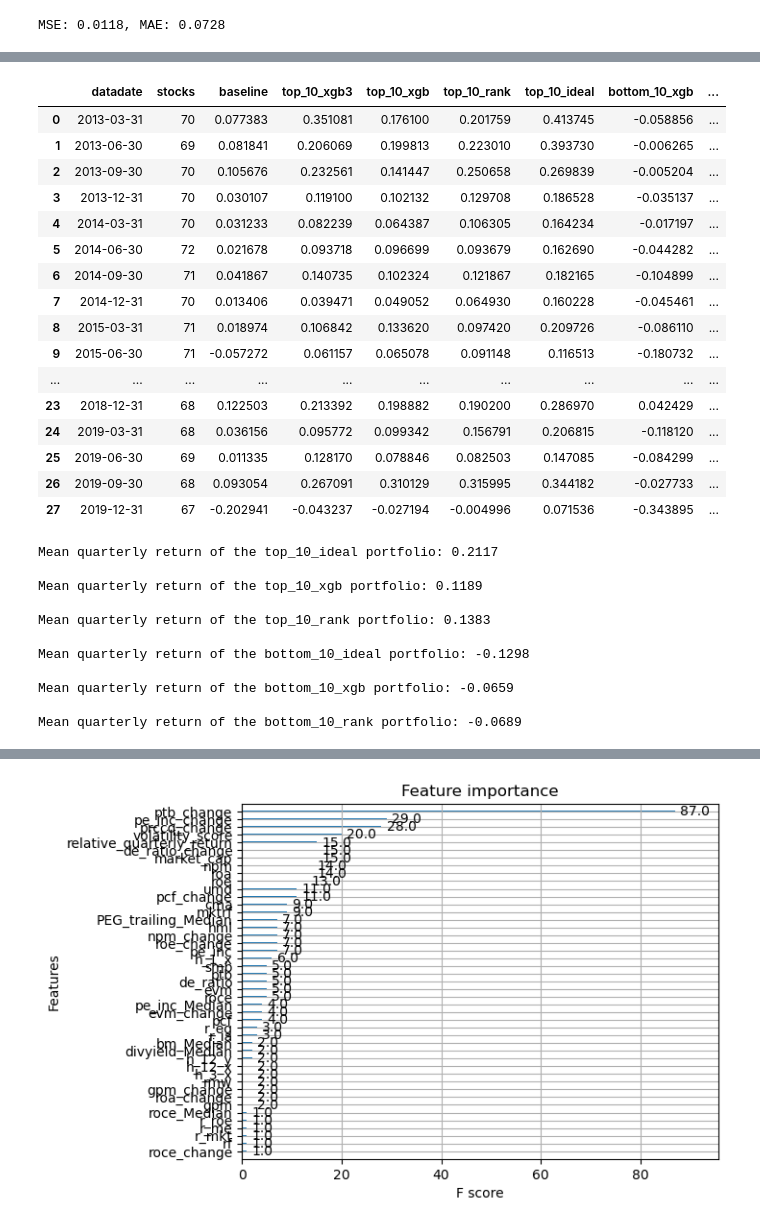
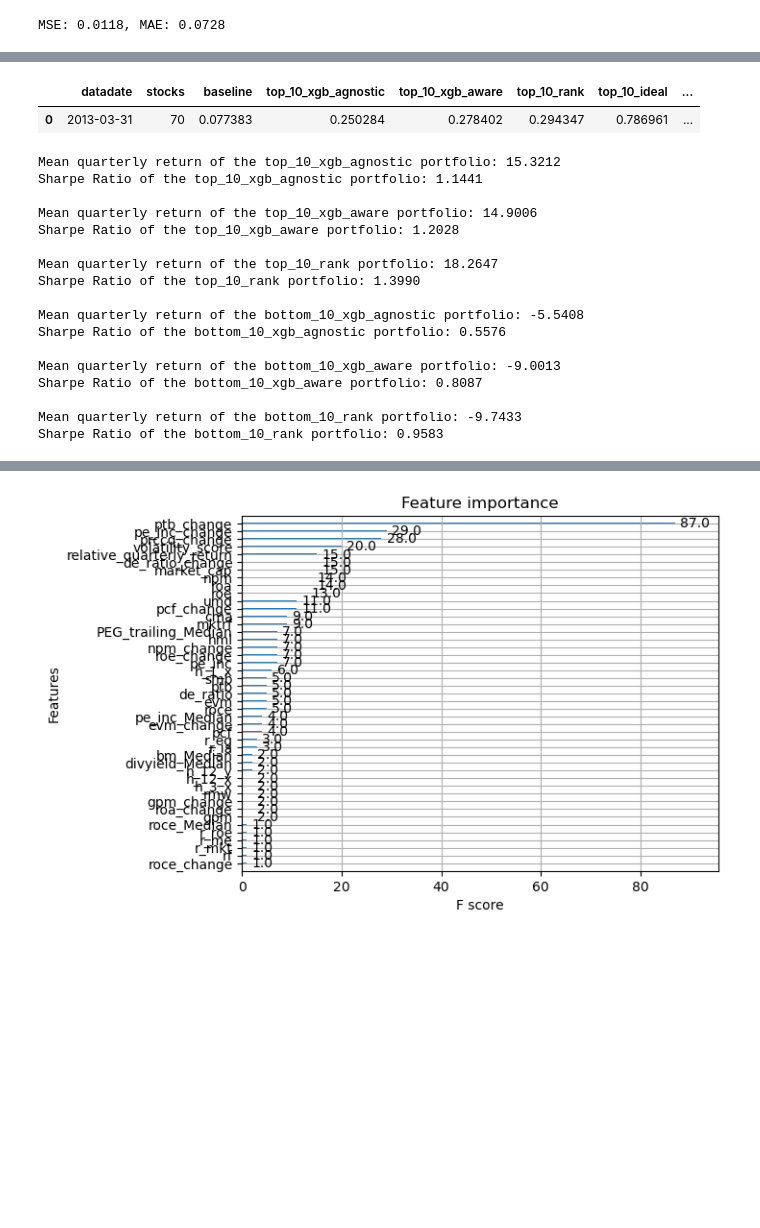
Before and after one commit to edocampione/4YP, a Jupyter notebook: models/res xgb.ipynb, the cells around one changed output, grey strips where cells are left out. Cells and saved outputs as stored; diff of their text form; code cells hidden in the pictures; blank space fills up the shorter version.

```diff
--- a/models/res xgb.ipynb
+++ b/models/res xgb.ipynb
@@ -480,7 +480,7 @@ def softmax_weighted_return(df, sort_col, target_col, n=5, largest=True):
     weights = e_scores / e_scores.sum()
     return (selected[target_col] * weights).sum()
 
-def exponential_weighted_return(df, sort_col, target_col, n=10, largest=True, alpha=0):
+def exponential_weighted_return(df, sort_col, target_col, n=5, largest=True, alpha=0.2):
     if largest:
         selected = df.nlargest(n, sort_col)
     else:
@@ -500,7 +500,7 @@ df_avg = results.groupby('datadate').agg(
 ).reset_index()
 
 # For the predicted top 10, weight by predicted returns ('pred_rank_score')
-df_avg['top_10_xgb3'] = results.groupby('datadate').apply(
+df_avg['top_10_xgb_agnostic'] = results.groupby('datadate').apply(
     lambda group: exponential_weighted_return(
         group,
         sort_col='y_pred3',
@@ -510,7 +510,7 @@ df_avg['top_10_xgb3'] = results.groupby('datadate').apply(
 ).reset_index(level=0, drop=True)
 
 # For the predicted top 10, weight by predicted returns ('pred_rank_score')
-df_avg['top_10_xgb'] = results.groupby('datadate').apply(
+df_avg['top_10_xgb_aware'] = results.groupby('datadate').apply(
     lambda group: exponential_weighted_return(
         group,
         sort_col='y_pred1',
@@ -540,7 +540,7 @@ df_avg['top_10_ideal'] = results.groupby('datadate').apply(
 ).reset_index(level=0, drop=True)
 
 # For the predicted bottom 10, weight by predicted returns
-df_avg['bottom_10_xgb'] = results.groupby('datadate').apply(
+df_avg['bottom_10_xgb_aware'] = results.groupby('datadate').apply(
     lambda group: exponential_weighted_return(
         group,
         sort_col='y_pred1',
@@ -550,110 +550,95 @@ df_avg['bottom_10_xgb'] = results.groupby('datadate').apply(
 ).reset_index(level=0, drop=True)
 
 # For the predicted bottom 10, weight by predicted returns
-df_avg['bottom_10_xgb3'] = results.groupby('datadate').apply(
+df_avg['bottom_10_xgb_agnostic'] = results.groupby('datadate').apply(
     lambda group: exponential_weighted_return(
         group,
         sort_col='y_pred3',
         target_col='next_prccq_change',
         largest=False
     )
 ).reset_index(level=0, drop=True)
 
 # For the predicted bottom 10, weight by predicted returns
 df_avg['bottom_10_rank'] = results.groupby('datadate').apply(
     lambda group: exponential_weighted_return(
         group,
         sort_col='y_pred2',
         target_col='next_prccq_change',
         largest=False
     )
 ).reset_index(level=0, drop=True)
 
 # For the ideal bottom 10, weight by the actual returns
 df_avg['bottom_10_ideal'] = results.groupby('datadate').apply(
     lambda group: exponential_weighted_return(
         group,
         sort_col='next_prccq_change',
         target_col='next_prccq_change',
         largest=False
     )
 ).reset_index(level=0, drop=True)
 
 # Display the first 100 rows of the new dataframe
-df_avg.head(100)
+df_avg.head(1)
 # %% [output]
-|  | datadate | stocks | baseline | top_10_xgb3 | top_10_xgb | top_10_rank | top_10_ideal | bottom_10_xgb | ... |
-| 0 | 2013-03-31 | 70 | 0.077383 | 0.351081 | 0.176100 | 0.201759 | 0.413745 | -0.058856 | ... |
-| 1 | 2013-06-30 | 69 | 0.081841 | 0.206069 | 0.199813 | 0.223010 | 0.393730 | -0.006265 | ... |
-| 2 | 2013-09-30 | 70 | 0.105676 | 0.232561 | 0.141447 | 0.250658 | 0.269839 | -0.005204 | ... |
-| 3 | 2013-12-31 | 70 | 0.030107 | 0.119100 | 0.102132 | 0.129708 | 0.186528 | -0.035137 | ... |
-| 4 | 2014-03-31 | 70 | 0.031233 | 0.082239 | 0.064387 | 0.106305 | 0.164234 | -0.017197 | ... |
-| 5 | 2014-06-30 | 72 | 0.021678 | 0.093718 | 0.096699 | 0.093679 | 0.162690 | -0.044282 | ... |
-| 6 | 2014-09-30 | 71 | 0.041867 | 0.140735 | 0.102324 | 0.121867 | 0.182165 | -0.104899 | ... |
-| 7 | 2014-12-31 | 70 | 0.013406 | 0.039471 | 0.049052 | 0.064930 | 0.160228 | -0.045461 | ... |
-| 8 | 2015-03-31 | 71 | 0.018974 | 0.106842 | 0.133620 | 0.097420 | 0.209726 | -0.086110 | ... |
-| 9 | 2015-06-30 | 71 | -0.057272 | 0.061157 | 0.065078 | 0.091148 | 0.116513 | -0.180732 | ... |
-| ... | ... | ... | ... | ... | ... | ... | ... | ... | ... |
-| 23 | 2018-12-31 | 68 | 0.122503 | 0.213392 | 0.198882 | 0.190200 | 0.286970 | 0.042429 | ... |
-| 24 | 2019-03-31 | 68 | 0.036156 | 0.095772 | 0.099342 | 0.156791 | 0.206815 | -0.118120 | ... |
-| 25 | 2019-06-30 | 69 | 0.011335 | 0.128170 | 0.078846 | 0.082503 | 0.147085 | -0.084299 | ... |
-| 26 | 2019-09-30 | 68 | 0.093054 | 0.267091 | 0.310129 | 0.315995 | 0.344182 | -0.027733 | ... |
-| 27 | 2019-12-31 | 67 | -0.202941 | -0.043237 | -0.027194 | -0.004996 | 0.071536 | -0.343895 | ... |
+|  | datadate | stocks | baseline | top_10_xgb_agnostic | top_10_xgb_aware | top_10_rank | top_10_ideal | ... |
+| 0 | 2013-03-31 | 70 | 0.077383 | 0.250284 | 0.278402 | 0.294347 | 0.786961 | ... |
 # %%
 risk_free_rate = 0.02  # 2% annual risk-free rate, approximated quarterly
 
-for portfolio in ['top_10_ideal', 'top_10_xgb', 'top_10_rank']:
+for portfolio in ['top_10_xgb_agnostic', 'top_10_xgb_aware', 'top_10_rank']:
 
     returns = df_avg[portfolio]
-    mean_return = returns.mean()
-
-    # Calculate downside deviation: only consider returns below the risk-free rate
-    downside_returns = returns[returns < risk_free_rate]
-    downside_deviation = np.std(downside_returns) if len(downside_returns) > 0 else 0
+    mean_return = returns.mean()*100
+    std_return = returns.std()
 
     # Compute excess return
-    excess_return = mean_return - risk_free_rate
+    excess_return = returns.mean() - risk_free_rate
 
     # Avoid division by zero
-    sortino_ratio = excess_return / downside_deviation if downside_deviation > 0 else np.nan
+    sharpe_ratio = np.abs(excess_return / std_return) if std_return > 0 else np.nan
 
     print(f"Mean quarterly return of the {portfolio} portfolio: {mean_return:.4f}")
     #print(f"Downside deviation of the {portfolio} portfolio: {downside_deviation:.4f}")
-    #print(f"Sortino Ratio of the {portfolio} portfolio: {sortino_ratio:.4f}")
+    print(f"Sharpe Ratio of the {portfolio} portfolio: {sharpe_ratio:.4f}")
     print("")
 
 
-for portfolio in ['bottom_10_ideal','bottom_10_xgb', 'bottom_10_rank']:
+for portfolio in ['bottom_10_xgb_agnostic', 'bottom_10_xgb_aware', 'bottom_10_rank']:
 
     returns = df_avg[portfolio]
-    mean_return = returns.mean()
-
-    # Calculate downside deviation: only consider returns below the risk-free rate
-    downside_returns = returns[returns > -1 * risk_free_rate]
-    downside_deviation = np.std(downside_returns) if len(downside_returns) > 0 else 0
+    mean_return = returns.mean()*100
+    std_return = returns.std()
 
     # Compute excess return
-    excess_return = np.abs(mean_return) - risk_free_rate
+    excess_return = returns.mean() + risk_free_rate
 
     # Avoid division by zero
-    sortino_ratio = excess_return / downside_deviation if downside_deviation > 0 else np.nan
+    sharpe_ratio = np.abs(excess_return / std_return) if std_return > 0 else np.nan
 
     print(f"Mean quarterly return of the {portfolio} portfolio: {mean_return:.4f}")
     #print(f"Downside deviation of the {portfolio} portfolio: {downside_deviation:.4f}")
-    #print(f"Sortino Ratio of the {portfolio} portfolio: {sortino_ratio:.4f}")
+    print(f"Sharpe Ratio of the {portfolio} portfolio: {sharpe_ratio:.4f}")
     print("")
 # %% [output]
-Mean quarterly return of the top_10_ideal portfolio: 0.2117
+Mean quarterly return of the top_10_xgb_agnostic portfolio: 15.3212
+Sharpe Ratio of the top_10_xgb_agnostic portfolio: 1.1441
 
-Mean quarterly return of the top_10_xgb portfolio: 0.1189
+Mean quarterly return of the top_10_xgb_aware portfolio: 14.9006
+Sharpe Ratio of the top_10_xgb_aware portfolio: 1.2028
 
-Mean quarterly return of the top_10_rank portfolio: 0.1383
+Mean quarterly return of the top_10_rank portfolio: 18.2647
+Sharpe Ratio of the top_10_rank portfolio: 1.3990
 
-Mean quarterly return of the bottom_10_ideal portfolio: -0.1298
+Mean quarterly return of the bottom_10_xgb_agnostic portfolio: -5.5408
+Sharpe Ratio of the bottom_10_xgb_agnostic portfolio: 0.5576
 
-Mean quarterly return of the bottom_10_xgb portfolio: -0.0659
+Mean quarterly return of the bottom_10_xgb_aware portfolio: -9.0013
+Sharpe Ratio of the bottom_10_xgb_aware portfolio: 0.8087
 
-Mean quarterly return of the bottom_10_rank portfolio: -0.0689
+Mean quarterly return of the bottom_10_rank portfolio: -9.7433
+Sharpe Ratio of the bottom_10_rank portfolio: 0.9583
 # %%
 import plotly.graph_objects as go
 
```
Also changed, not shown: parts of 2 cells of this notebook, 4 other files.
